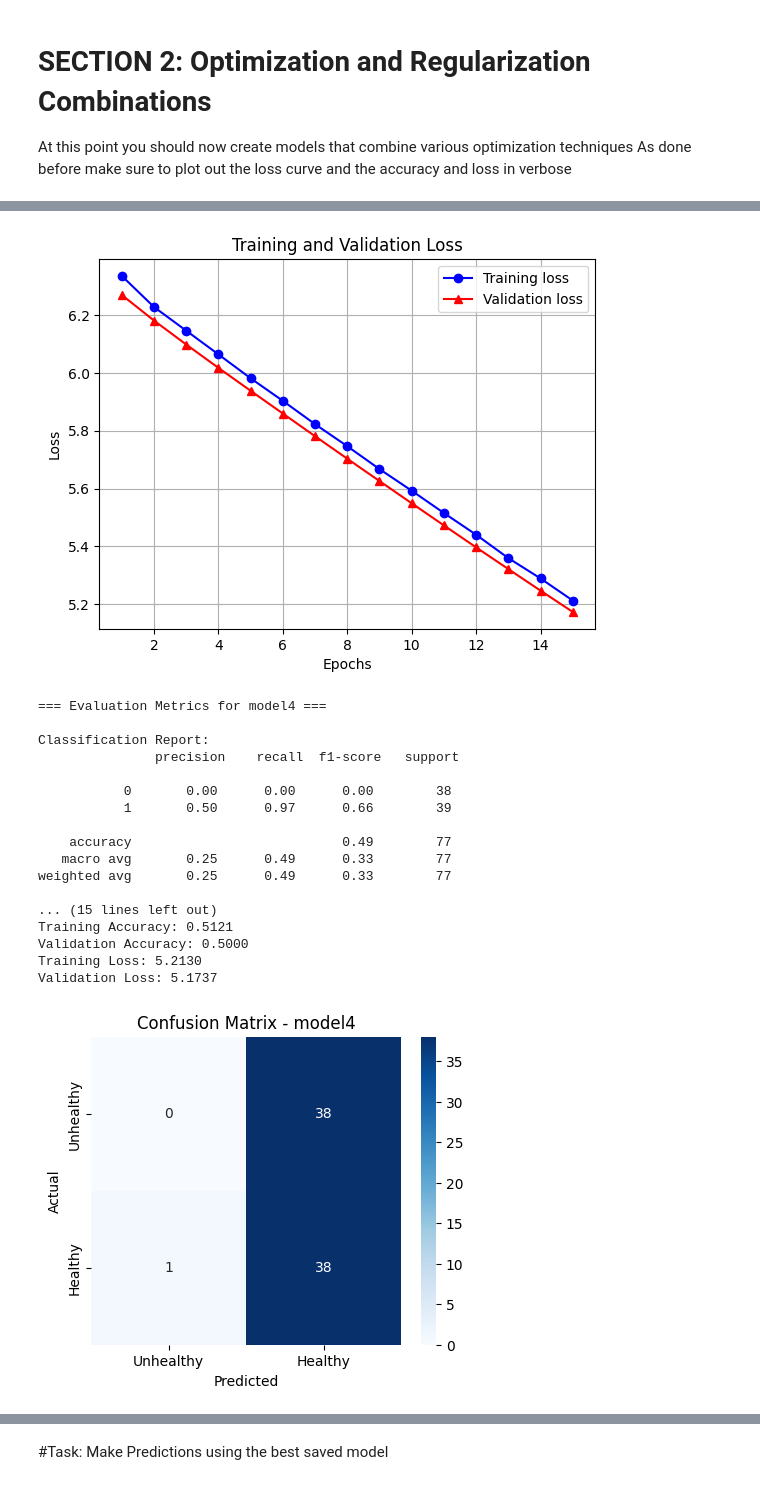
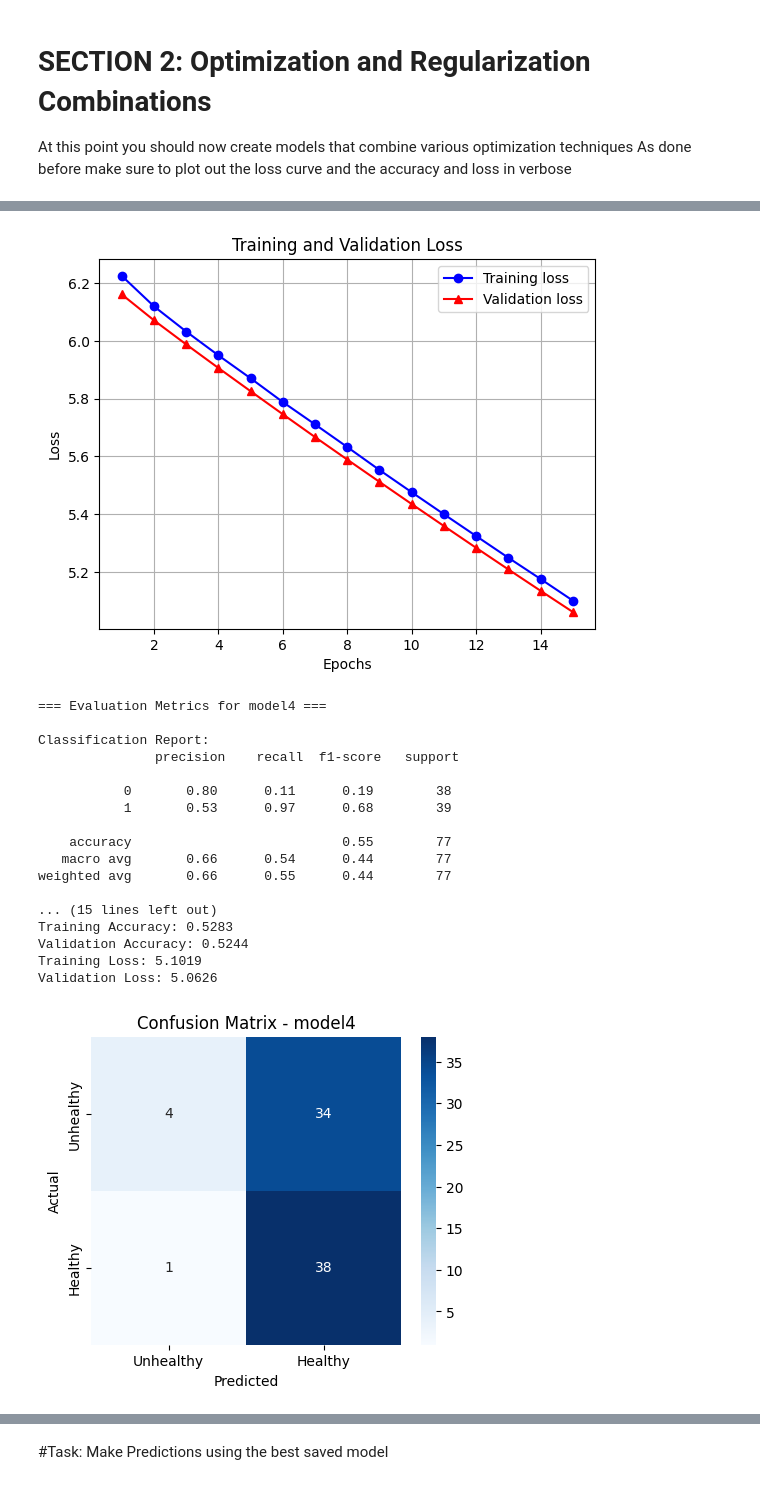
Before and after one commit to Afsaumutoniwase/Farmsmart_model_training_and_evaluation, a Jupyter notebook: Summative_Intro_to_ml_Afsa Umutoniwase_assignment.ipynb, the cells around one changed output, grey strips where cells are left out. Cells and saved outputs as stored; diff of their text form; code cells hidden in the pictures.

```diff
--- a/Summative_Intro_to_ml_Afsa Umutoniwase_assignment.ipynb
+++ b/Summative_Intro_to_ml_Afsa Umutoniwase_assignment.ipynb
@@ -144,7 +144,7 @@ def define_model(optimizer_name='adam',
 
     model.add(Dense(1, activation='sigmoid'))
 
-    num_layers = len(model.layers)
+    num_layers = 8
 
     # Compile model
     model.compile(optimizer=optimizer, loss='binary_crossentropy', metrics=['accuracy'])
@@ -414,7 +420,7 @@ model4, history4, config4 = define_model(
     optimizer_name='rmsprop',
     regularization_type='l1',
     early_stopping=True,
-    dropout=0.5,
+    dropout=0,
     learning_rate=0.0001,
     epochs=15,
     train_data=train_gen,
@@ -424,5 +430,6 @@ model4, history4, config4 = define_model(
 
 loss_curve_plot(history4)
 evaluate_model(model4, test_gen, config4)
+model4.save('saved_models/model4_rmsprop&l1.h5', include_optimizer=False)
 # %% [output]
 Epoch 1/15
@@ -445,19 +452,19 @@ Epoch 15/15
-[figure, old version]
+[figure, new version]
 === Evaluation Metrics for model4 ===
 
 Classification Report:
                precision    recall  f1-score   support
 
-           0       0.00      0.00      0.00        38
-           1       0.50      0.97      0.66        39
+           0       0.80      0.11      0.19        38
+           1       0.53      0.97      0.68        39
 
-    accuracy                           0.49        77
-   macro avg       0.25      0.49      0.33        77
-weighted avg       0.25      0.49      0.33        77
+    accuracy                           0.55        77
+   macro avg       0.66      0.54      0.44        77
+weighted avg       0.66      0.55      0.44        77
 
 ... (15 lines left out)
-Training Accuracy: 0.5121
-Validation Accuracy: 0.5000
-Training Loss: 5.2130
-Validation Loss: 5.1737
+Training Accuracy: 0.5283
+Validation Accuracy: 0.5244
+Training Loss: 5.1019
+Validation Loss: 5.0626
-[figure, old version]
+[figure, new version]
```
Also changed, not shown: parts of 10 cells of this notebook.
